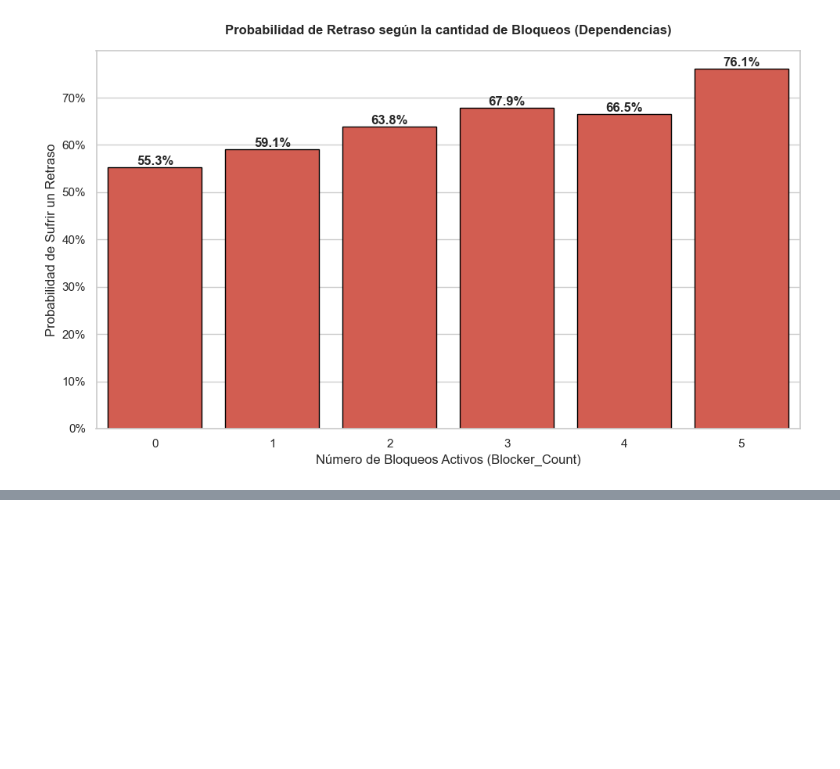
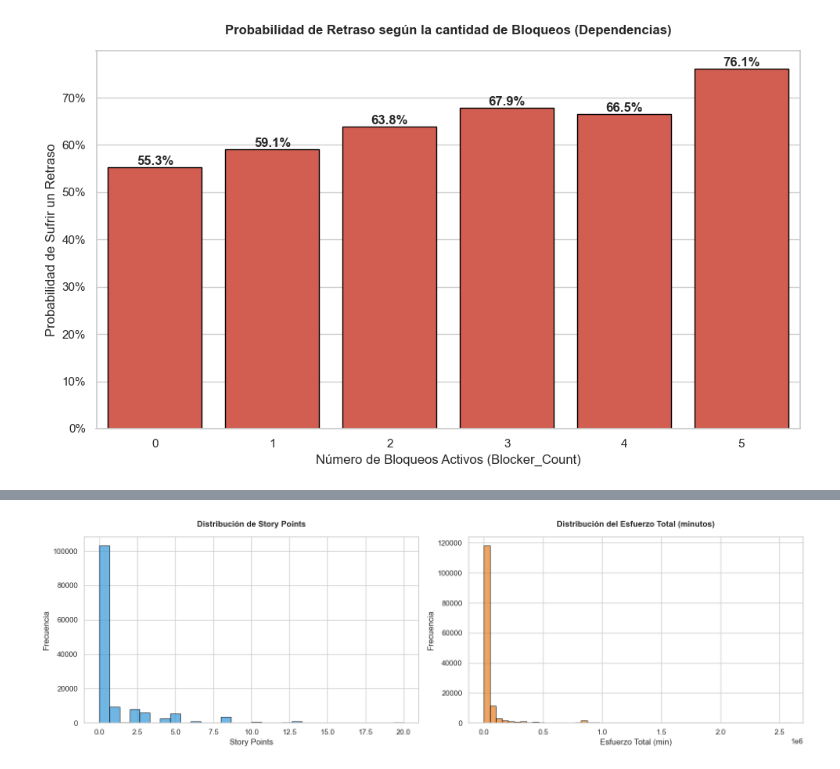
Before and after one commit to TachoPablo2/tfg-ai-pm, a Jupyter notebook: notebooks/03_analisis_exploratorio_EDA.ipynb, the cells around one changed output, grey strips where cells are left out. Saved outputs shown, nothing was run; the diff lists cells and outputs as text; code cells hidden in the pictures; blank space fills up the shorter version.

```diff
--- a/notebooks/03_analisis_exploratorio_EDA.ipynb
+++ b/notebooks/03_analisis_exploratorio_EDA.ipynb
@@ -136,0 +162,20 @@ plt.show()
+# %%
+fig, axes = plt.subplots(1, 2, figsize=(16, 5))
+
+# Story Points
+axes[0].hist(df['Story_Point'], bins=30, color='#3498DB', edgecolor='black', alpha=0.7)
+axes[0].set_title('Distribución de Story Points')
+axes[0].set_xlabel('Story Points')
+axes[0].set_ylabel('Frecuencia')
+
+# Total_Effort_Minutes
+axes[1].hist(df['Total_Effort_Minutes'], bins=50, color='#E67E22', edgecolor='black', alpha=0.7)
+axes[1].set_title('Distribución del Esfuerzo Total (minutos)')
+axes[1].set_xlabel('Esfuerzo Total (min)')
+axes[1].set_ylabel('Frecuencia')
+
+plt.tight_layout()
+# plt.savefig('../data/figures/distribucion_esfuerzo.png', dpi=300, bbox_inches='tight')
+plt.show()
+# %% [output]
+[figure, added]
```
Also changed, not shown: parts of 7 cells of this notebook, 1 other file.
